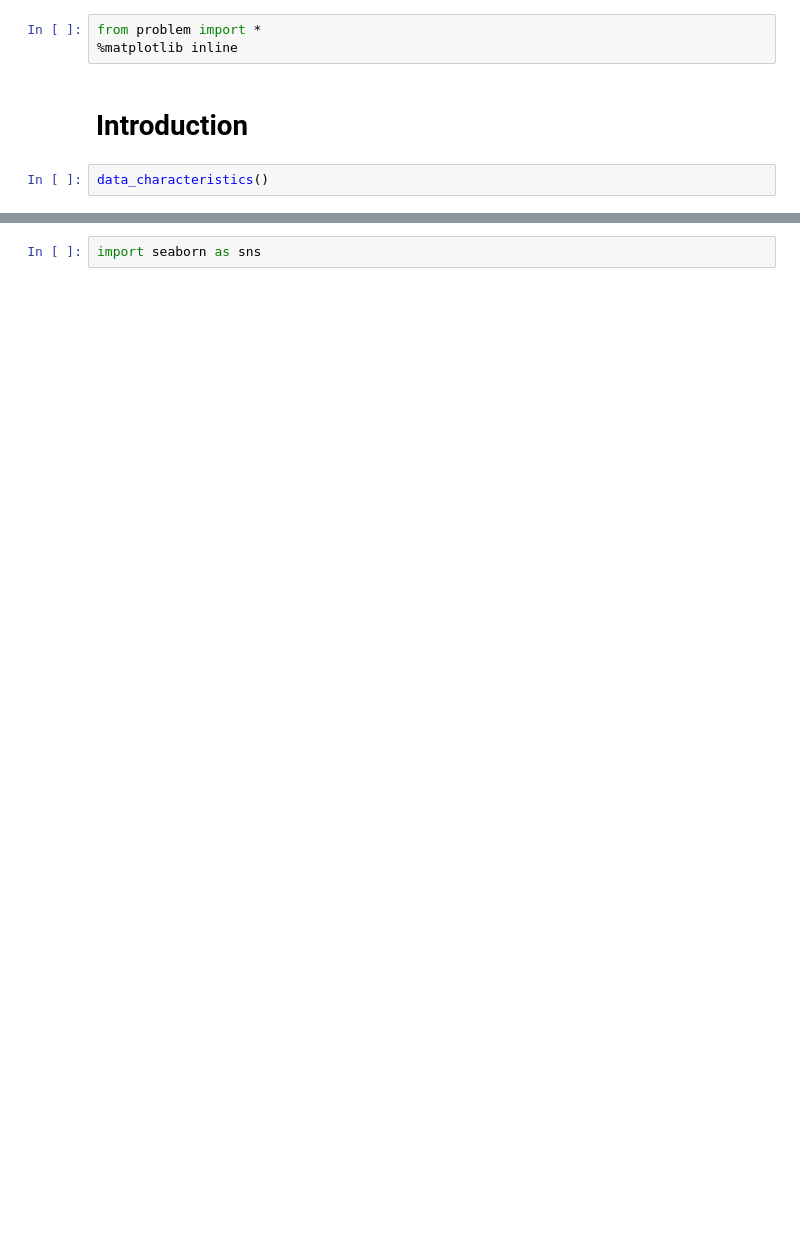
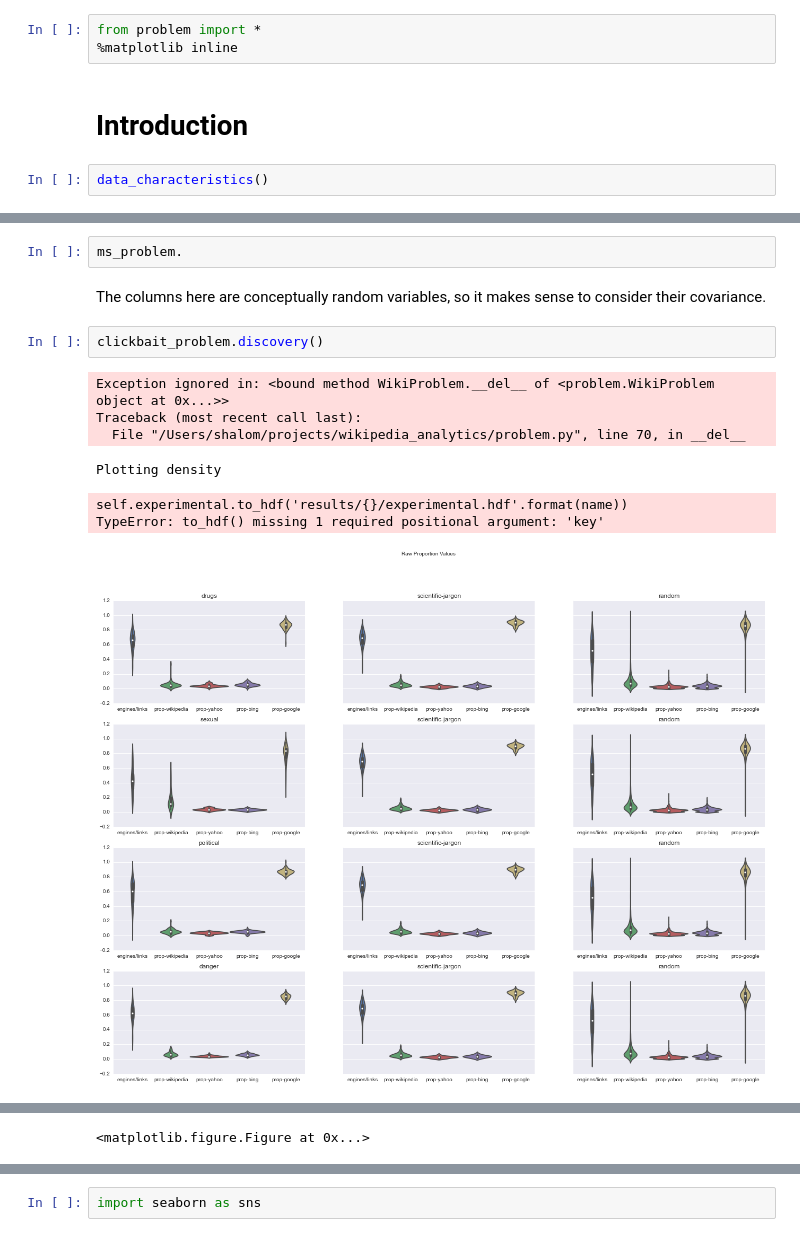
Before and after one commit to seewalker/wikipedia_analytics, a Jupyter notebook: experiments.ipynb, the cells around one changed output, grey strips where cells are left out. Cells and saved outputs as stored; diff of their text form; blank space fills up the shorter version.

```diff
--- a/experiments.ipynb
+++ b/experiments.ipynb
@@ -28,0 +64,14 @@ sns.stripplot(data=ms_problem['microsoft'], x=)
+# %%
+ms_problem.
+# %% [markdown]
+The columns here are conceptually random variables, so it makes sense to consider their covariance.
+# %%
+clickbait_problem.discovery()
+# %% [output]
+Exception ignored in: <bound method WikiProblem.__del__ of <problem.WikiProblem object at 0x...>>
+Traceback (most recent call last):
+  File "/Users/shalom/projects/wikipedia_analytics/problem.py", line 70, in __del__
+Plotting density
+self.experimental.to_hdf('results/{}/experimental.hdf'.format(name))
+TypeError: to_hdf() missing 1 required positional argument: 'key'
+[figure, added]
@@ -28,0 +80 @@ sns.stripplot(data=ms_problem['microsoft'], x=)
+<matplotlib.figure.Figure at 0x...>
```
Also changed, not shown: parts of 23 cells of this notebook, 26 other files.
